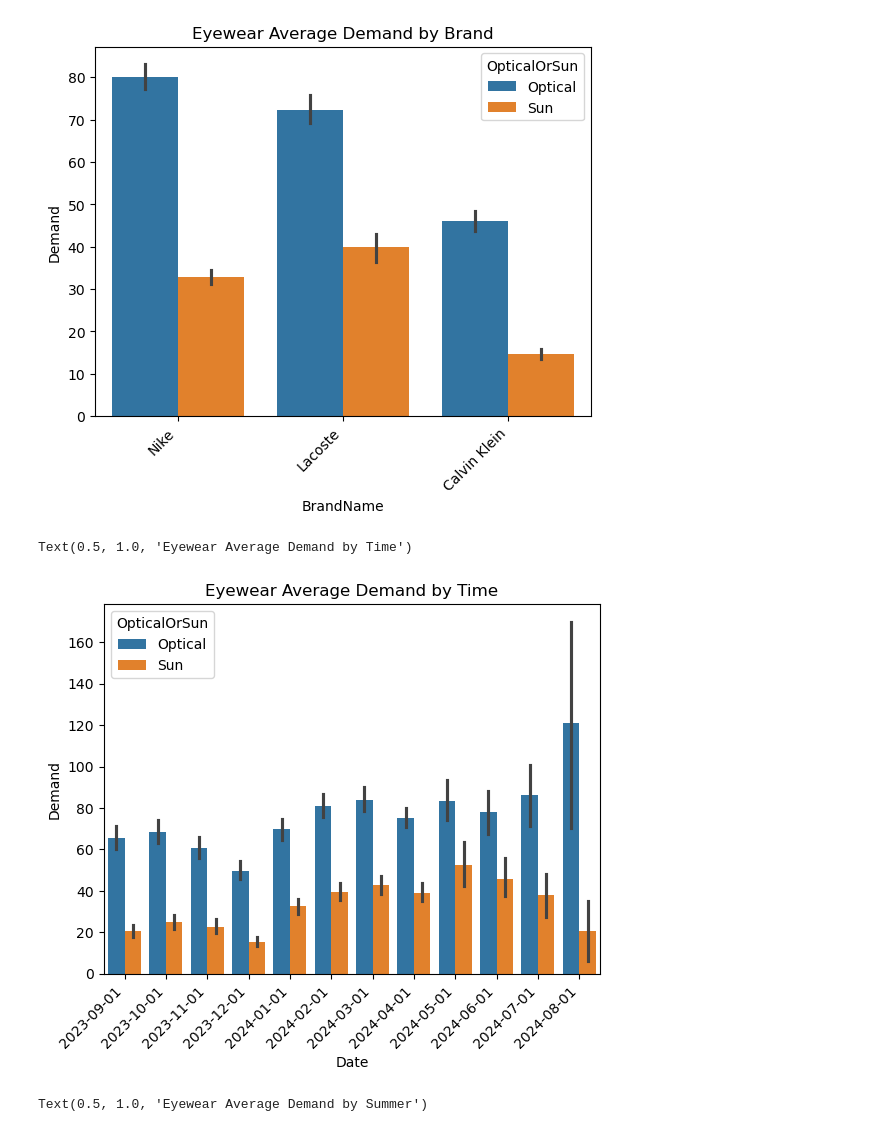
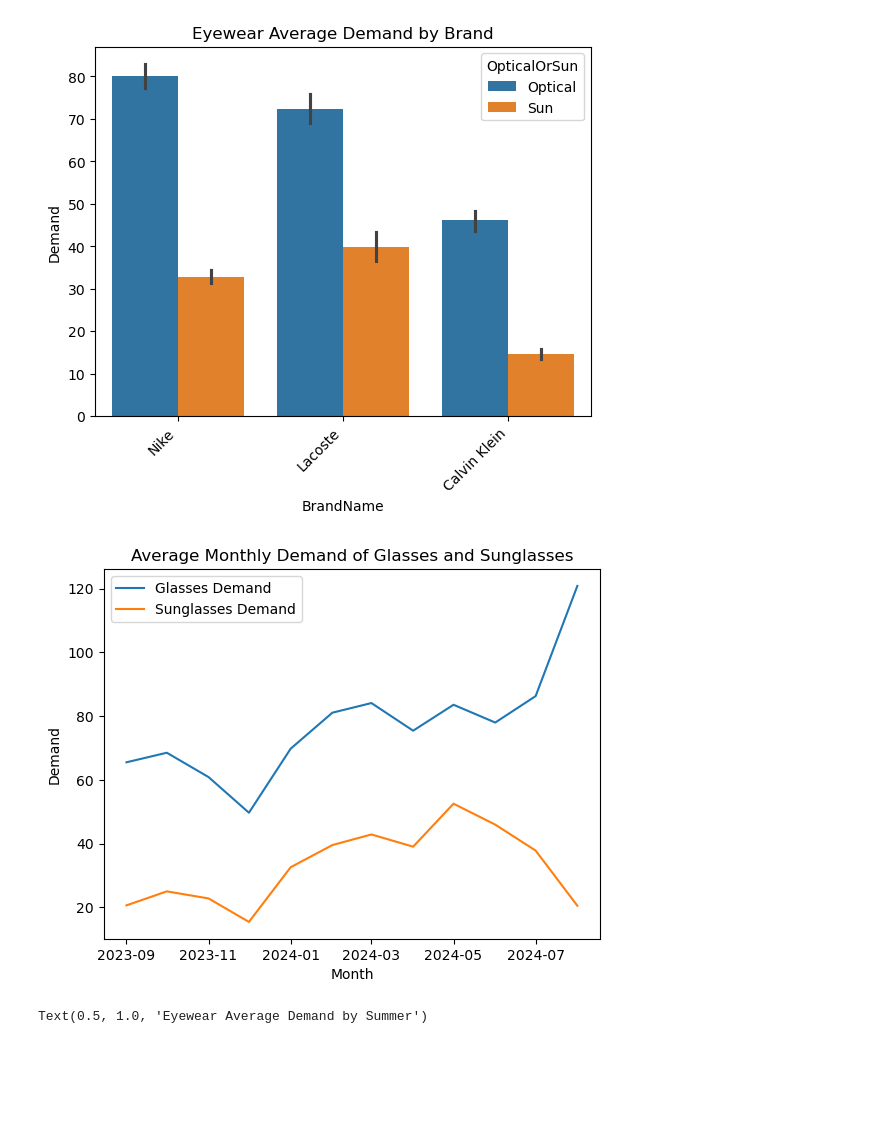
Before and after one commit to yxinzh/Team5VSP, a Jupyter notebook: additional_features.ipynb, the cells around one changed output. Cells and saved outputs as stored; diff of their text form; code cells hidden in the pictures; blank space fills up the shorter version.

```diff
--- a/additional_features.ipynb
+++ b/additional_features.ipynb
@@ -179,12 +179,21 @@ plt.title('Eyewear Average Demand by Brand')
 Text(0.5, 1.0, 'Eyewear Average Demand by Brand')
 [figure]
 # %%
-sns.barplot(data_4m_demand,x='Date',y='Demand',estimator='mean',hue='OpticalOrSun')
-plt.xticks(rotation=45, ha='right')
-plt.title('Eyewear Average Demand by Time')
+df = data_4m_demand[data_4m_demand['OpticalOrSun']=='Optical'].groupby('Date')['Demand'].mean()
+df2 = data_4m_demand[data_4m_demand['OpticalOrSun']=='Sun'].groupby('Date')['Demand'].mean()
+
+plt.plot(df.index, df.values, label='Glasses Demand')
+plt.plot(df2.index, df2.values, label='Sunglasses Demand')
+
+
+plt.xlabel('Month')
+plt.ylabel('Demand')
+plt.title('Average Monthly Demand of Glasses and Sunglasses')
+plt.legend()
+
+plt.show()
 # %% [output]
-Text(0.5, 1.0, 'Eyewear Average Demand by Time')
-[figure, old version]
+[figure, new version]
 # %%
 sns.barplot(data_4m_demand,x='is_summer',y='Demand',hue='OpticalOrSun',estimator='mean')
 plt.xticks(rotation=45, ha='right')
```
Also changed, not shown: parts of 2 cells of this notebook.
